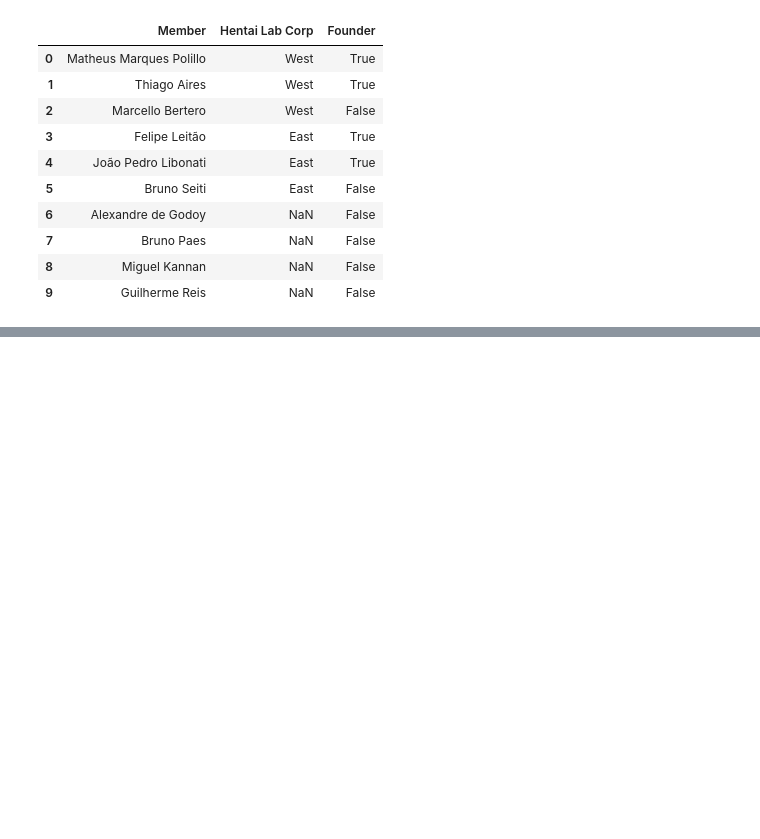
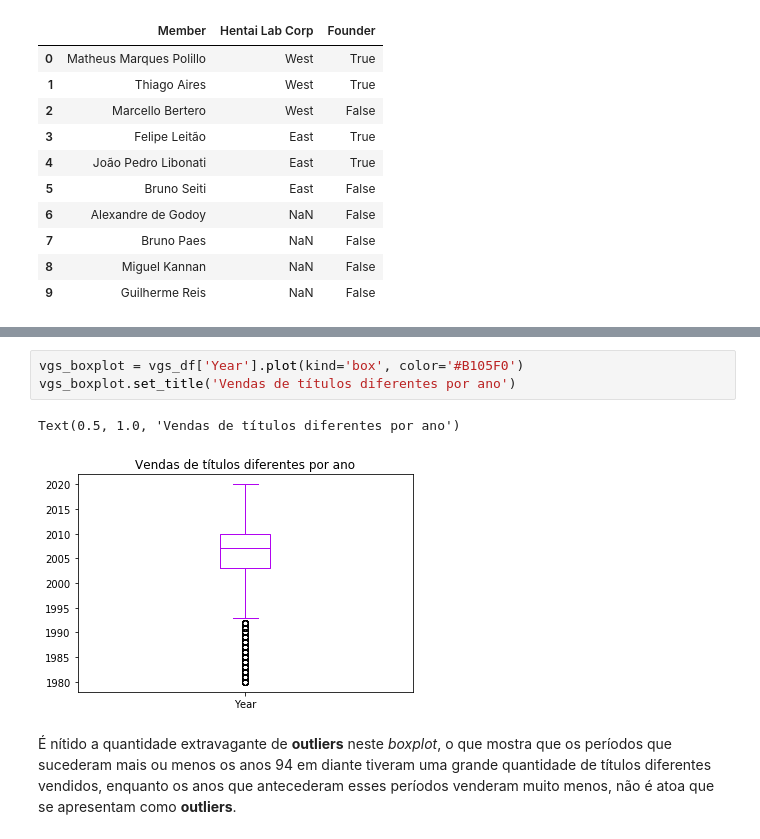
Before and after one commit to hentai-lab/Machine-Learning, a Jupyter notebook: notebooks/Atividades/Atividade - Pré-processamento de dados e análise descritiva.ipynb, the cells around one changed output, grey strips where cells are left out. Cells and saved outputs as stored; diff of their text form; blank space fills up the shorter version.

```diff
--- a/notebooks/Atividades/Atividade - Pré-processamento de dados e análise descritiva.ipynb
+++ b/notebooks/Atividades/Atividade - Pré-processamento de dados e análise descritiva.ipynb
@@ -430,0 +746,8 @@ hl_merge_df
+# %%
+vgs_boxplot = vgs_df['Year'].plot(kind='box', color='#B105F0')
+vgs_boxplot.set_title('Vendas de títulos diferentes por ano')
+# %% [output]
+Text(0.5, 1.0, 'Vendas de títulos diferentes por ano')
+[figure, added]
+# %% [markdown]
+É nítido a quantidade extravagante de **outliers** neste *boxplot*, o que mostra que os períodos que sucederam mais ou menos os anos 94 em diante tiveram uma grande quantidade de títulos diferentes vendidos, enquanto os anos que antecederam esses períodos venderam muito menos, não é atoa que se apresentam como **outliers**.
```
Also changed, not shown: parts of 60 cells of this notebook, 2 other files.
